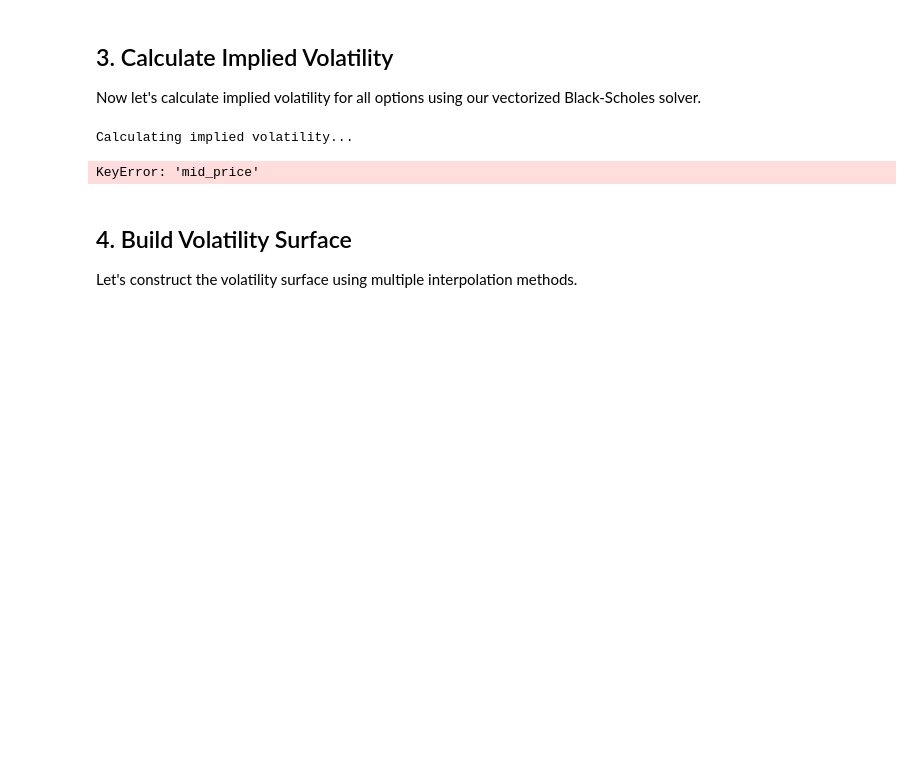
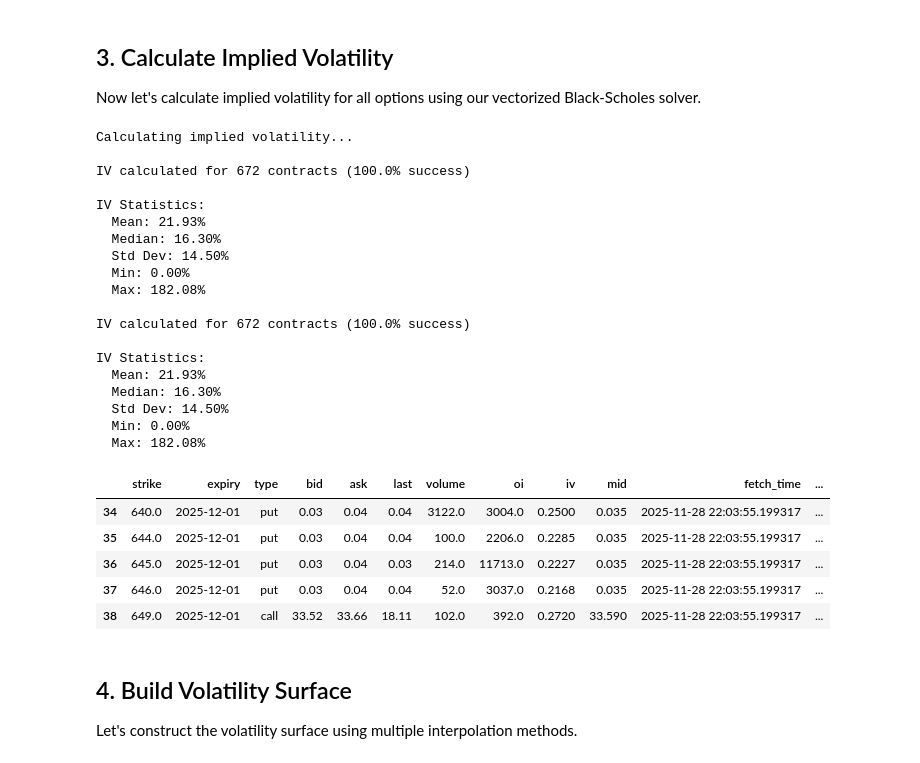
Before and after one commit to Donysus/Volatility-Surface-Options-Strategy, a Jupyter notebook: notebooks/volatility_surface_demo.ipynb, the cells around one changed output. Drawn from its saved outputs; the diff is of its cells as text; code cells hidden in the pictures; blank space fills up the shorter version.

```diff
--- a/notebooks/volatility_surface_demo.ipynb
+++ b/notebooks/volatility_surface_demo.ipynb
@@ -169,38 +176,66 @@ Now let's calculate implied volatility for all options using our vectorized Blac
 # %%
 # Calculate implied volatility
 print("Calculating implied volatility...")
 
+# First, calculate time to maturity
+current_date = pd.Timestamp.now()
+spy_clean['T'] = (spy_clean['expiry'] - current_date).dt.total_seconds() / (365.25 * 24 * 3600)
+spy_clean = spy_clean[spy_clean['T'] > 0]  # Remove expired options
+
+# Add spot and rate columns for IV calculation
+spy_clean['spot'] = spot_price
+spy_clean['r'] = risk_free_rate
+
 # Use our vectorized IV calculator
 spy_clean['iv_calculated'] = calculate_implied_volatility_vectorized(
-    option_prices=spy_clean['mid'].values,
-    spot_prices=spot_price,
-    strikes=spy_clean['strike'].values,
-    time_to_maturity=spy_clean['T'].values,
-    risk_free_rate=risk_free_rate,
-    option_types=spy_clean['type'].values,
-    dividend_yield=dividend_yield
+    spy_clean,
+    current_date=current_date,
+    default_rate=risk_free_rate
 )
 
 # Use calculated IV or fall back to market IV
 spy_clean['iv_final'] = spy_clean['iv_calculated'].fillna(spy_clean['iv'])
 
 # Remove any NaN or invalid IVs
 spy_with_iv = spy_clean.dropna(subset=['iv_final'])
 spy_with_iv = spy_with_iv[spy_with_iv['iv_final'] > 0]
 spy_with_iv = spy_with_iv[spy_with_iv['iv_final'] < 2.0]  # Remove unrealistic IVs > 200%
 
 print(f"\nIV calculated for {len(spy_with_iv):,} contracts ({len(spy_with_iv)/len(spy_clean):.1%} success)")
 print(f"\nIV Statistics:")
 print(f"  Mean: {spy_with_iv['iv_final'].mean():.2%}")
 print(f"  Median: {spy_with_iv['iv_final'].median():.2%}")
 print(f"  Std Dev: {spy_with_iv['iv_final'].std():.2%}")
 print(f"  Min: {spy_with_iv['iv_final'].min():.2%}")
 print(f"  Max: {spy_with_iv['iv_final'].max():.2%}")
 
 spy_with_iv.head()
 # %% [output]
 Calculating implied volatility...
+
+IV calculated for 672 contracts (100.0% success)
+
+IV Statistics:
+  Mean: 21.93%
+  Median: 16.30%
+  Std Dev: 14.50%
+  Min: 0.00%
+  Max: 182.08%
+
+IV calculated for 672 contracts (100.0% success)
+
+IV Statistics:
+  Mean: 21.93%
+  Median: 16.30%
+  Std Dev: 14.50%
+  Min: 0.00%
+  Max: 182.08%
-KeyError: 'mid_price'
+|  | strike | expiry | type | bid | ask | last | volume | oi | iv | mid | fetch_time | ... |
+| 34 | 640.0 | 2025-12-01 | put | 0.03 | 0.04 | 0.04 | 3122.0 | 3004.0 | 0.2500 | 0.035 | 2025-11-28 22:03:55.199317 | ... |
+| 35 | 644.0 | 2025-12-01 | put | 0.03 | 0.04 | 0.04 | 100.0 | 2206.0 | 0.2285 | 0.035 | 2025-11-28 22:03:55.199317 | ... |
+| 36 | 645.0 | 2025-12-01 | put | 0.03 | 0.04 | 0.03 | 214.0 | 11713.0 | 0.2227 | 0.035 | 2025-11-28 22:03:55.199317 | ... |
+| 37 | 646.0 | 2025-12-01 | put | 0.03 | 0.04 | 0.04 | 52.0 | 3037.0 | 0.2168 | 0.035 | 2025-11-28 22:03:55.199317 | ... |
+| 38 | 649.0 | 2025-12-01 | call | 33.52 | 33.66 | 18.11 | 102.0 | 392.0 | 0.2720 | 33.590 | 2025-11-28 22:03:55.199317 | ... |
 # %% [markdown]
 ## 4. Build Volatility Surface
 
```
Also changed, not shown: parts of 7 cells of this notebook.
